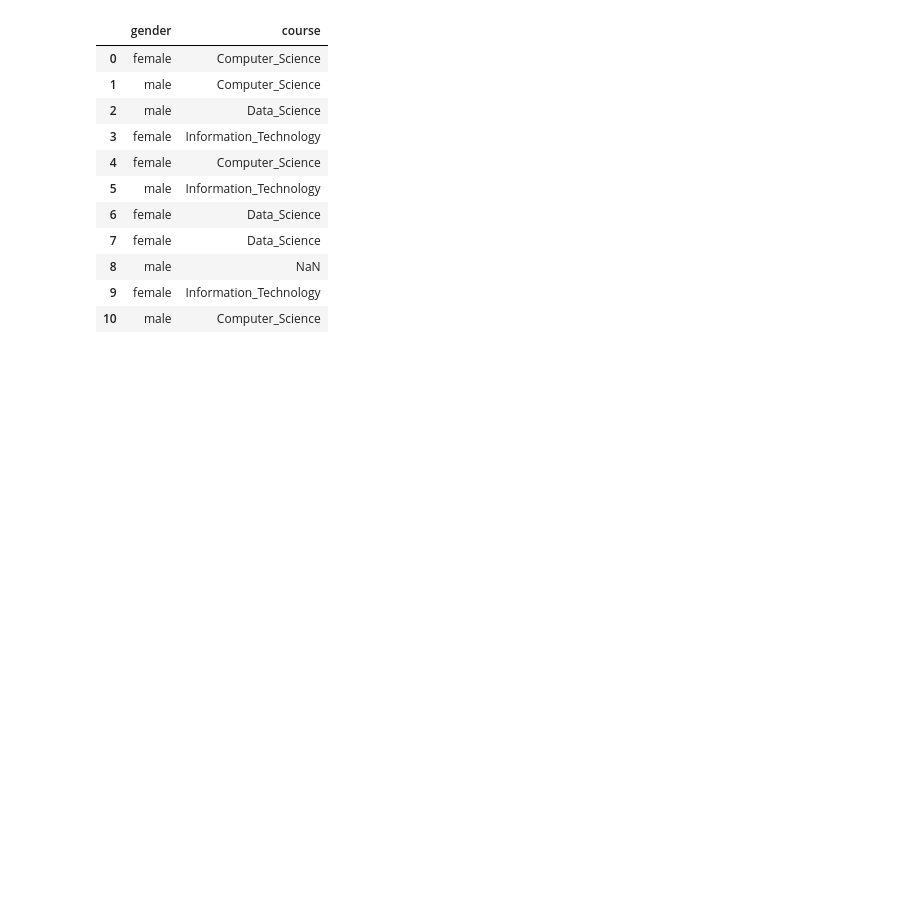
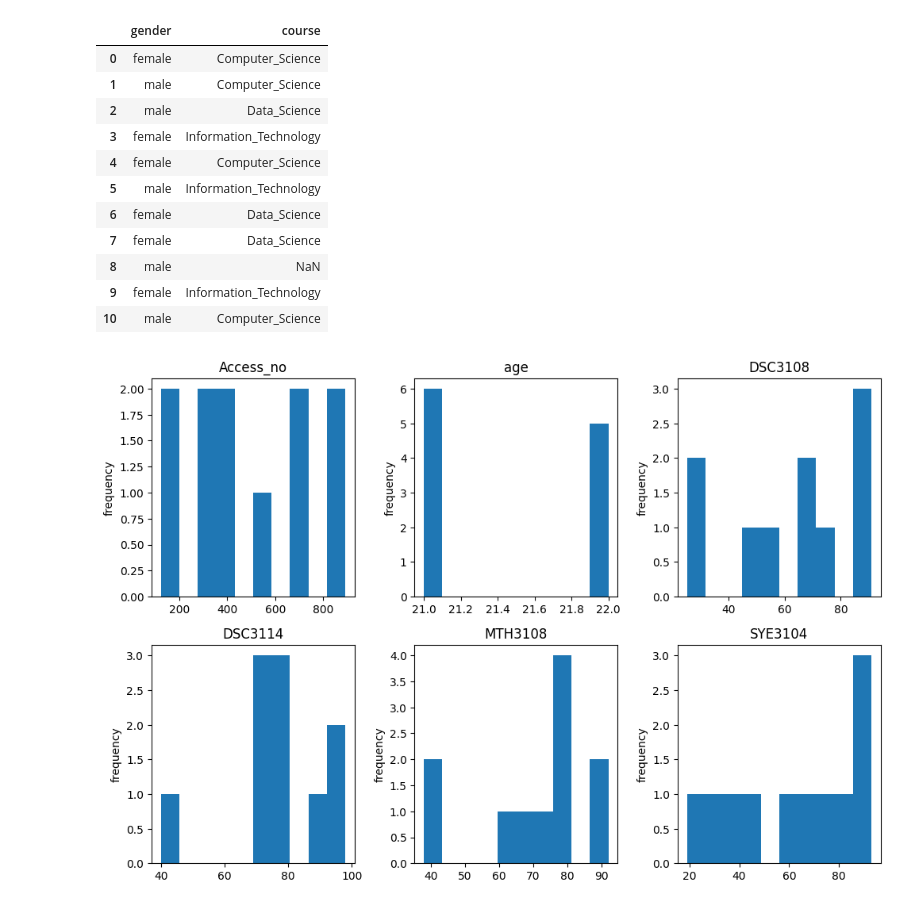
Before and after one commit to Agumekenneth/Data-Mining, a Jupyter notebook: Assign_one./student.ipynb, the cells around one changed output. Cells and saved outputs as stored; diff of their text form; code cells hidden in the pictures; blank space fills up the shorter version.

```diff
--- a/Assign_one./student.ipynb
+++ b/Assign_one./student.ipynb
@@ -118,0 +117,15 @@ cat_data
+# %%
+#visualizing to know  which methode to use for imputing
+
+import matplotlib.pyplot as plt
+
+plt.figure(figsize=(10,10))
+for i, col in enumerate(cont_data.columns):
+    plt.subplot(3, 3, i+1)
+    plt.hist(student[col])
+    plt.title(col)
+    plt.ylabel(f"frequency")
+plt.tight_layout()
+plt.show()
+# %% [output]
+[figure, added]
```
Also changed, not shown: parts of 1 cell of this notebook.
